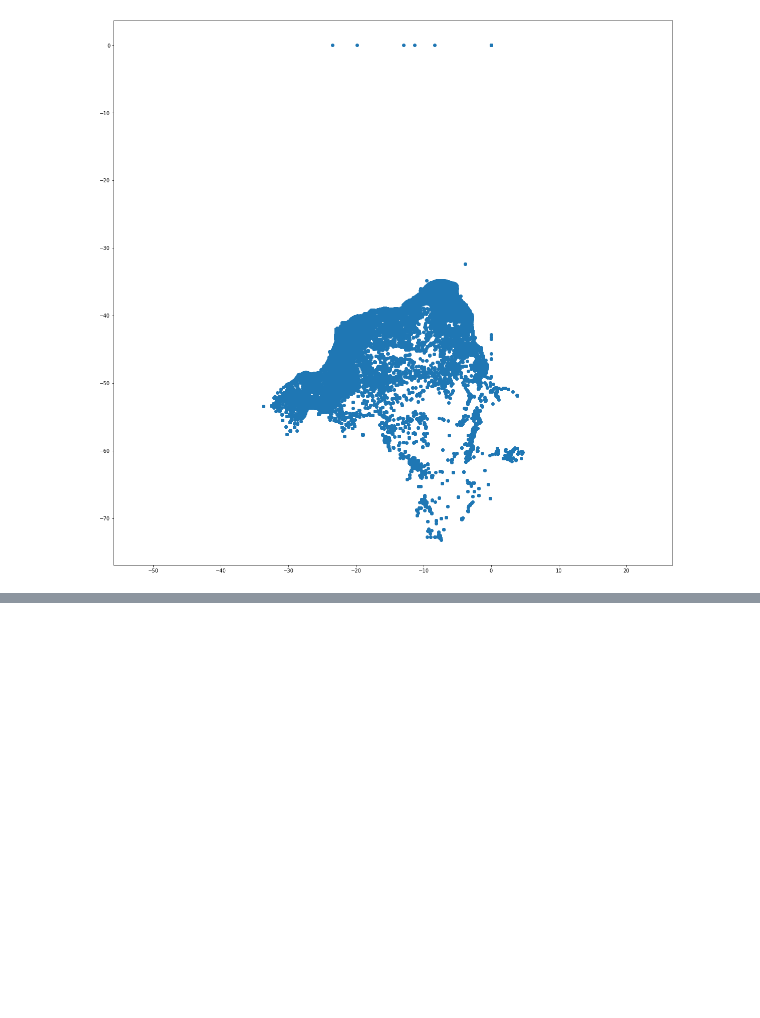
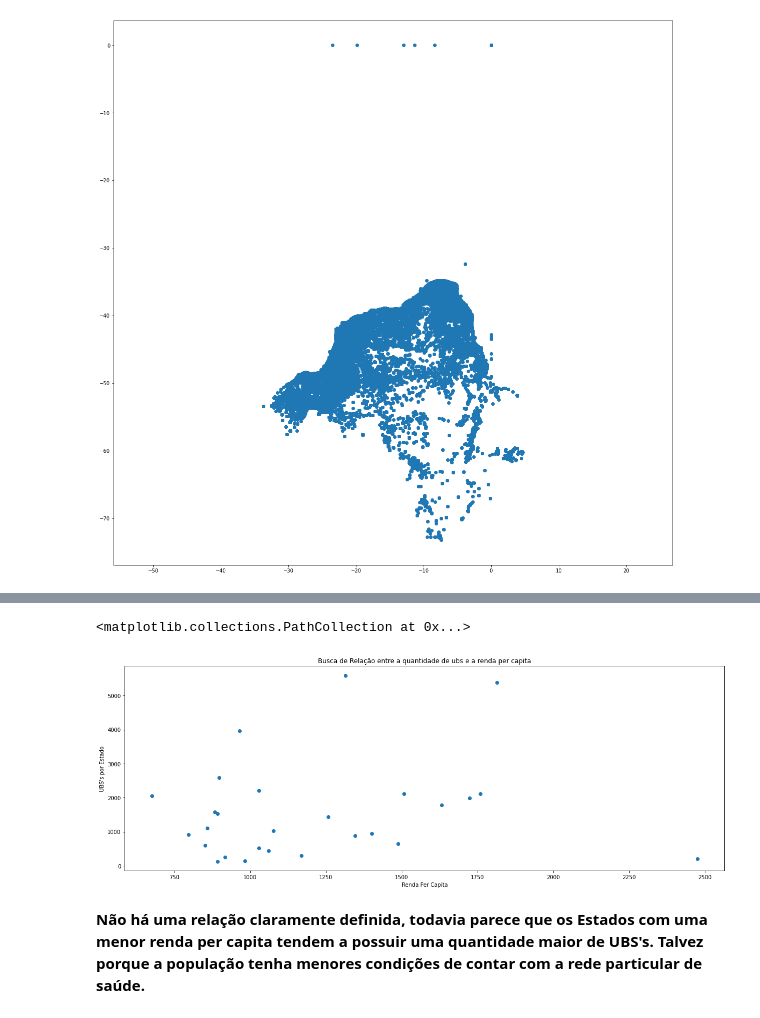
Before and after one commit to ViniciusFebasse/Analise-de-UBS, a Jupyter notebook: ubs's.ipynb, the cells around one changed output, grey strips where cells are left out. Drawn from its saved outputs; the diff is of its cells as text; code cells hidden in the pictures; blank space fills up the shorter version.

```diff
--- a/ubs's.ipynb
+++ b/ubs's.ipynb
@@ -211,0 +213,10 @@ renda
+# %%
+df_renda = df_renda.join(df_ufs1.set_index('nome'), on='unidade')
+df_renda
+# %%
+df_renda.drop('unidade', axis=1, inplace=True)
+# %%
+df_ubs_x_estado = df_ubs_x_estado.join(df_renda.set_index('uf'), on='uf')
+# %%
+df_ubs_x_estado.columns = ['uf', 'ubs', 'renda_per_capita']
+df_ubs_x_estado
@@ -211,0 +241,12 @@ renda
+# %%
+# Cálculo de relação entre a quantidade de ubs e a renda per capita
+plt.figure(figsize=(20,7))
+plt.title('Busca de Relação entre a quantidade de ubs e a renda per capita')
+plt.xlabel('Renda Per Capita')
+plt.ylabel("UBS's por Estado")
+plt.scatter(y=df_ubs_x_estado.ubs, x=df_ubs_x_estado.renda_per_capita)
+# %% [output]
+<matplotlib.collections.PathCollection at 0x...>
+[figure, added]
+# %% [markdown]
+**Não há uma relação claramente definida, todavia parece que os Estados com uma menor renda per capita tendem a possuir uma quantidade maior de UBS's. Talvez porque a população tenha menores condições de contar com a rede particular de saúde.**
```
Also changed, not shown: parts of 13 cells of this notebook.
